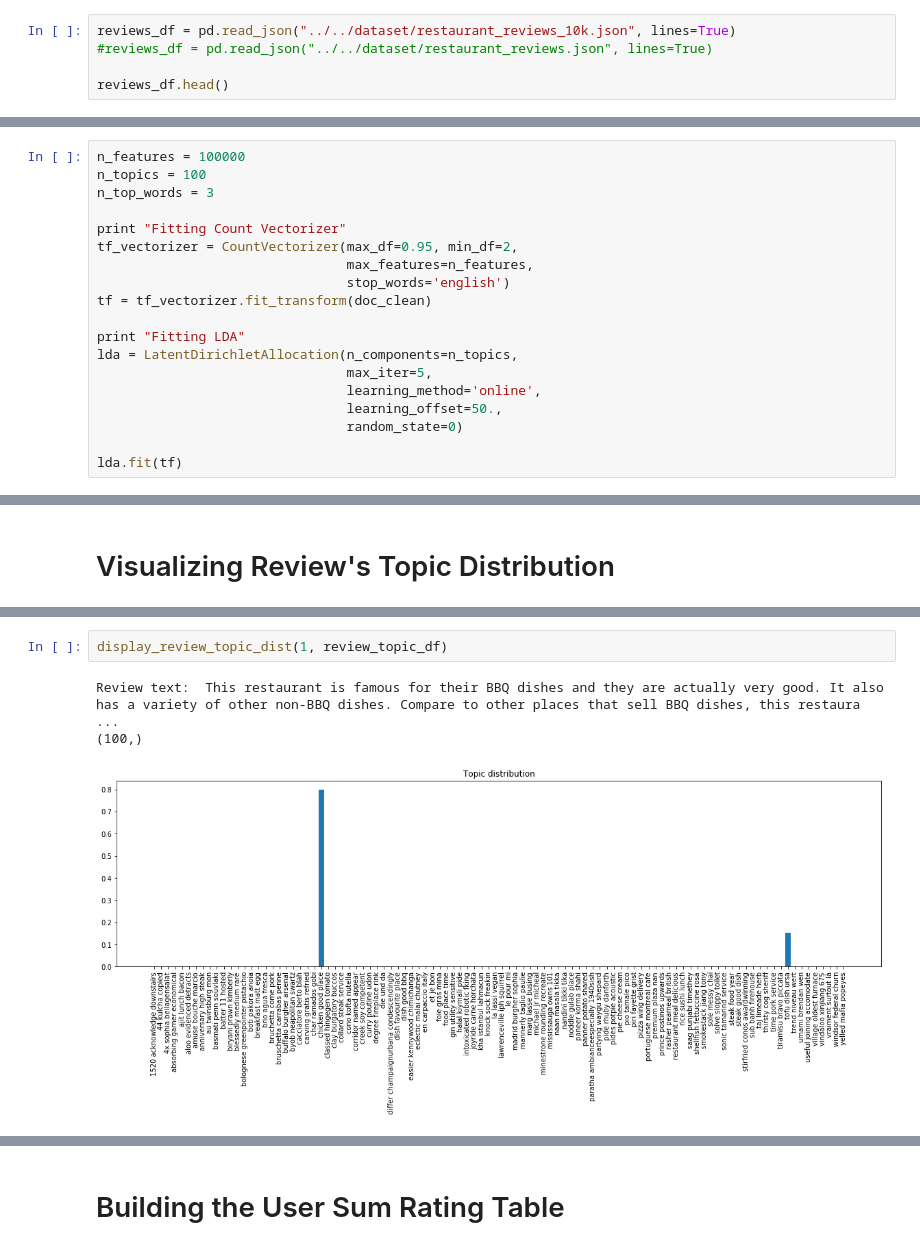
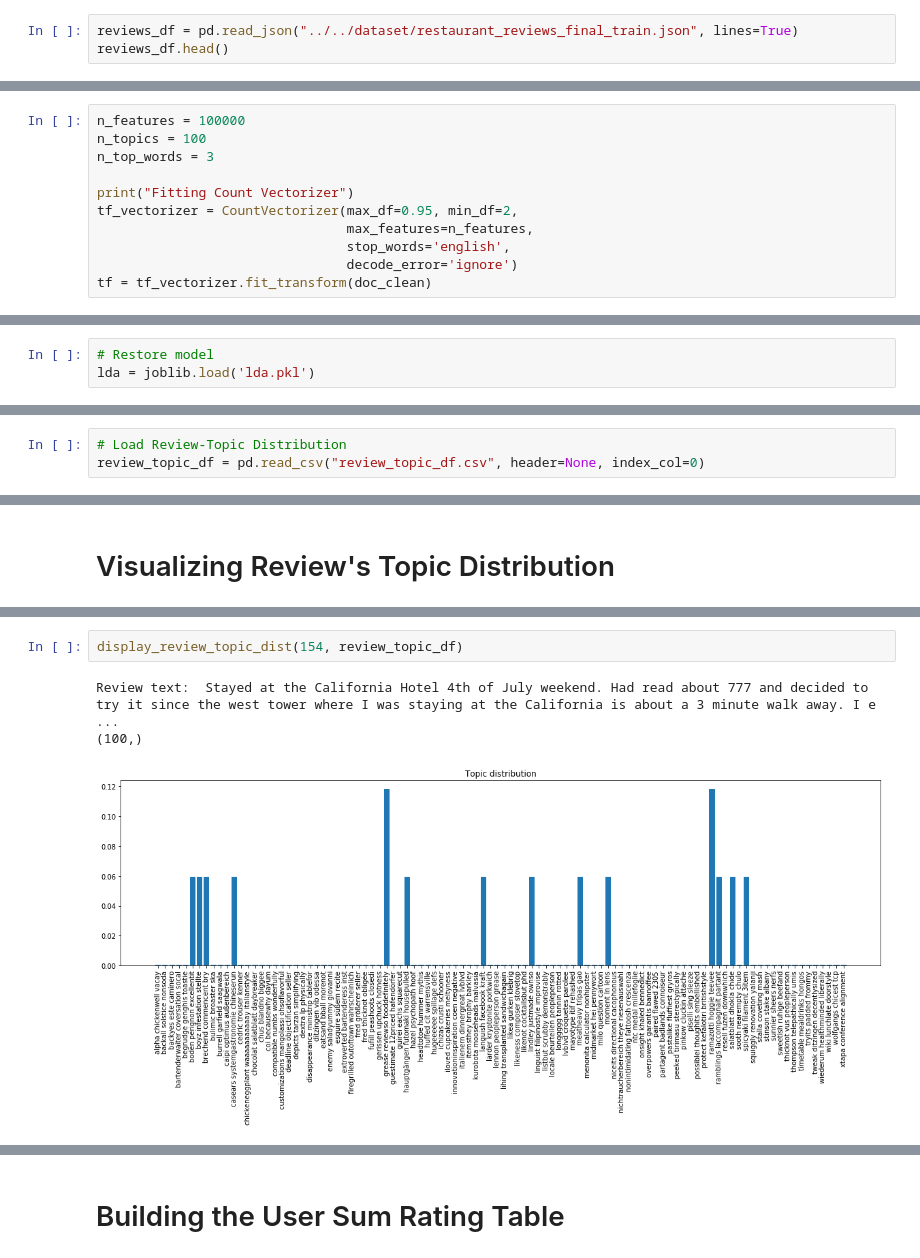
Before and after one commit to cw2yuenberkeley/w266-proj-aac, a Jupyter notebook: model/lda/LDA Model.ipynb, the cells around one changed output, grey strips where cells are left out. Saved outputs shown, nothing was run; the diff lists cells and outputs as text.

```diff
--- a/model/lda/LDA Model.ipynb
+++ b/model/lda/LDA Model.ipynb
@@ -20,9 +25,7 @@ from scipy.stats import entropy
 # %% [markdown]
 # Data Loading and Cleansing
 # %%
-reviews_df = pd.read_json("../../dataset/restaurant_reviews_10k.json", lines=True)
-#reviews_df = pd.read_json("../../dataset/restaurant_reviews.json", lines=True)
-
+reviews_df = pd.read_json("../../dataset/restaurant_reviews_final_train.json", lines=True)
 reviews_df.head()
 # %% [output]
 |  | business_id | cool | date | funny | stars | text | useful | user_id |
@@ -77,19 +94,11 @@ n_features = 100000
 n_topics = 100
 n_top_words = 3
 
-print "Fitting Count Vectorizer"
+print("Fitting Count Vectorizer")
 tf_vectorizer = CountVectorizer(max_df=0.95, min_df=2,
                                 max_features=n_features,
-                                stop_words='english')
+                                stop_words='english',
+                                decode_error='ignore')
 tf = tf_vectorizer.fit_transform(doc_clean)
-
-print "Fitting LDA"
-lda = LatentDirichletAllocation(n_components=n_topics,
-                                max_iter=5,
-                                learning_method='online',
-                                learning_offset=50.,
-                                random_state=0)
-
-lda.fit(tf)
 # %% [output]
 Fitting Count Vectorizer
@@ -104,3 +119,6 @@ LatentDirichletAllocation(batch_size=128, doc_topic_prior=None,
+# %%
+# Restore model
+lda = joblib.load('lda.pkl')
 # %%
 tf_feature_names = tf_vectorizer.get_feature_names()
 topic_names = print_top_words(lda, tf_feature_names, n_top_words)
@@ -141,0 +163,3 @@ review_topic_df.head()
+# %%
+# Load Review-Topic Distribution
+review_topic_df = pd.read_csv("review_topic_df.csv", header=None, index_col=0)
@@ -163,9 +192,9 @@ Review text:  This is one of my top 3 places to get BBQ pork (char siu). It is n
 # %%
-display_review_topic_dist(1, review_topic_df)
+display_review_topic_dist(154, review_topic_df)
 # %% [output]
-Review text:  This restaurant is famous for their BBQ dishes and they are actually very good. It also has a variety of other non-BBQ dishes. Compare to other places that sell BBQ dishes, this restaura ...
+Review text:  Stayed at the California Hotel 4th of July weekend. Had read about 777 and decided to try it since the west tower where I was staying at the California is about a 3 minute walk away. I e ...
 (100,)
-[figure, old version]
+[figure, new version]
 # %%
 display_review_topic_dist(2, review_topic_df)
 # %% [output]
```
Also changed, not shown: parts of 34 cells of this notebook, 1 other file.
